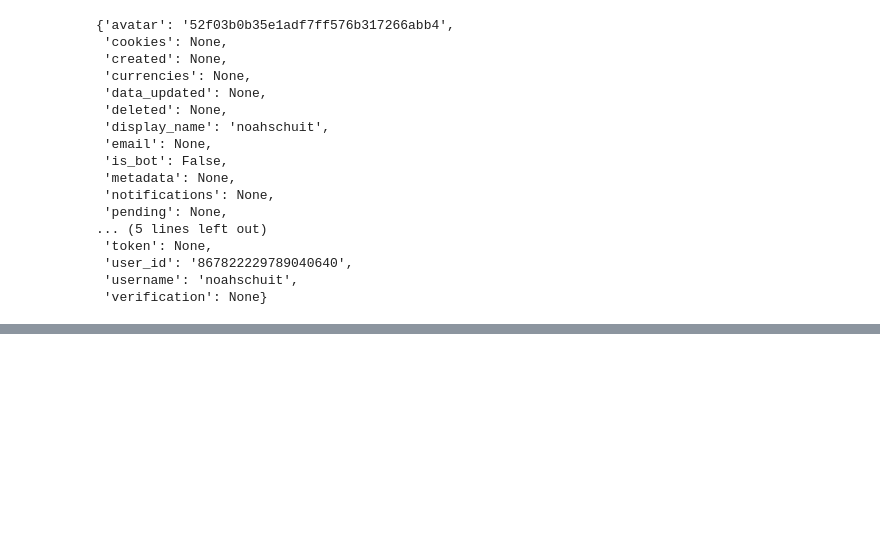
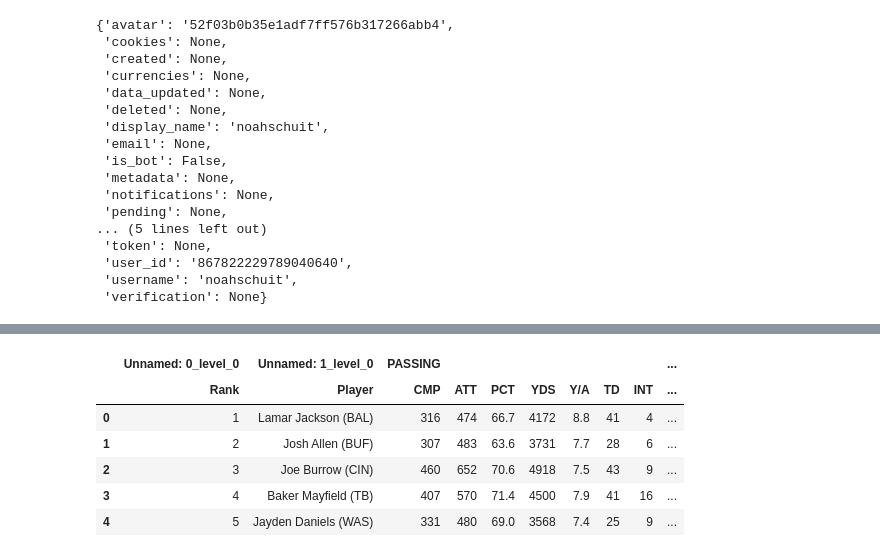
Before and after one commit to jwhowell/FantasyFootball, a Jupyter notebook: Exploration.ipynb, the cells around one changed output, grey strips where cells are left out. Saved outputs shown, nothing was run; the diff lists cells and outputs as text; code cells hidden in the pictures; blank space fills up the shorter version.

```diff
--- a/Exploration.ipynb
+++ b/Exploration.ipynb
@@ -145,3 +147,24 @@ resp.json()
    '9493': 23.1,
    '9756': 0.0,
    'SF': 11.0}}]
+# %%
+headers = {
+    "User-Agent": "Mozilla/5.0 (Windows NT 10.0; Win64; x64) AppleWebKit/537.36 (KHTML, like Gecko) Chrome/120.0.0.0 Safari/537.36"
+}
+# %%
+resp = requests.get('https://www.fantasypros.com/nfl/stats/qb.php?year=2024&range=full', headers= headers)
+soup = BeautifulSoup(resp.text, "html.parser")
+soup = soup.find("table")
+# %%
+df = pd.read_html(StringIO(resp.text))
+# %%
+df = df[0]
+df.head()
+# %% [output]
+|  | Unnamed: 0_level_0 | Unnamed: 1_level_0 | PASSING |  |  |  |  |  |  | ... |
+|  | Rank | Player | CMP | ATT | PCT | YDS | Y/A | TD | INT | ... |
+| 0 | 1 | Lamar Jackson (BAL) | 316 | 474 | 66.7 | 4172 | 8.8 | 41 | 4 | ... |
+| 1 | 2 | Josh Allen (BUF) | 307 | 483 | 63.6 | 3731 | 7.7 | 28 | 6 | ... |
+| 2 | 3 | Joe Burrow (CIN) | 460 | 652 | 70.6 | 4918 | 7.5 | 43 | 9 | ... |
+| 3 | 4 | Baker Mayfield (TB) | 407 | 570 | 71.4 | 4500 | 7.9 | 41 | 16 | ... |
+| 4 | 5 | Jayden Daniels (WAS) | 331 | 480 | 69.0 | 3568 | 7.4 | 25 | 9 | ... |
```
Also changed, not shown: parts of 6 cells of this notebook, 2 other files.
